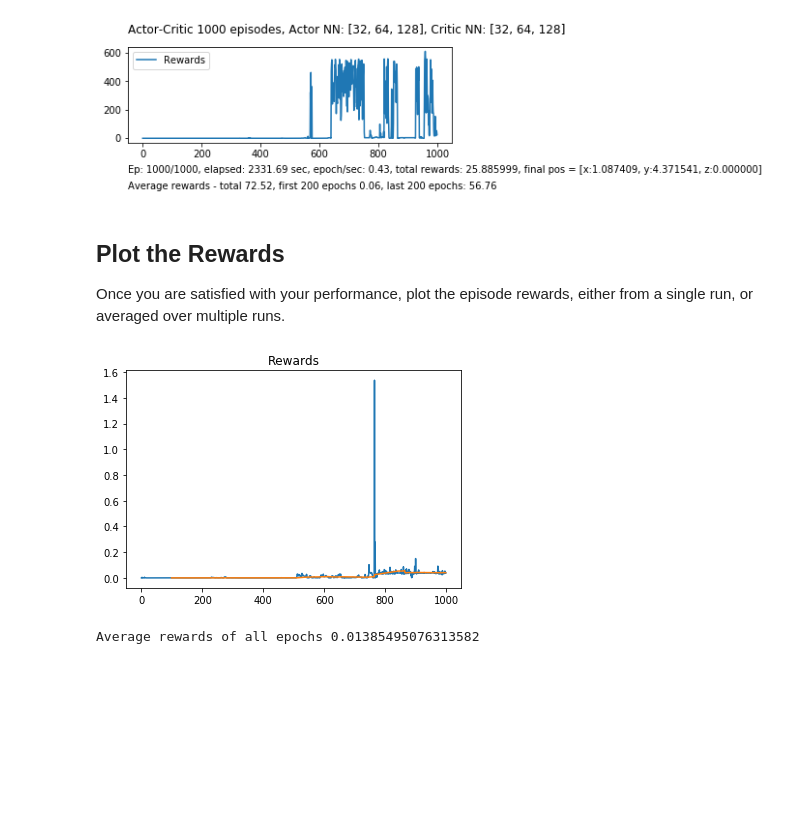
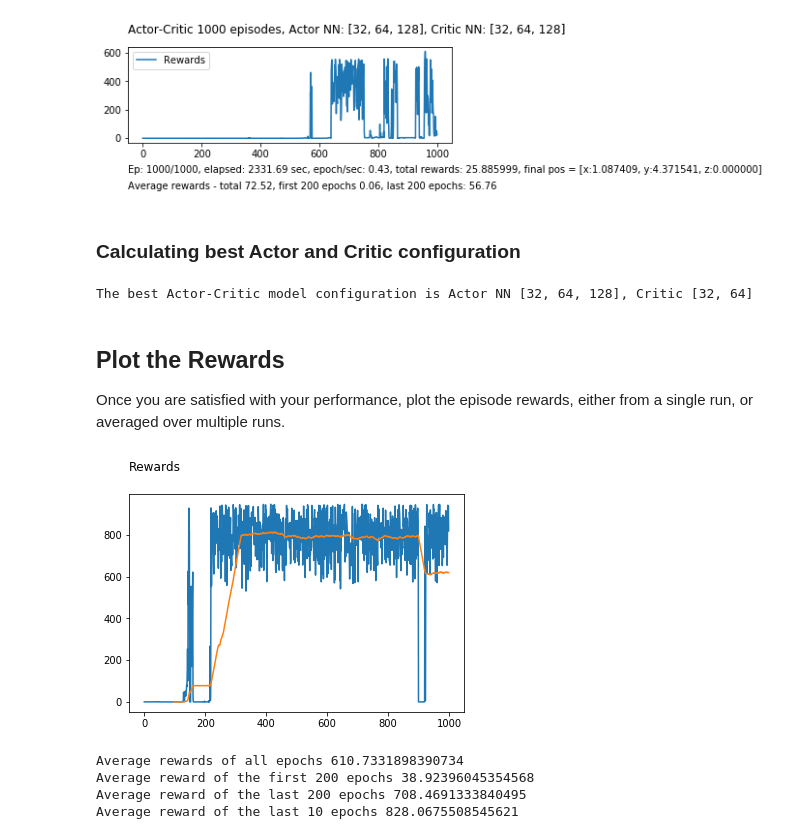
Before and after one commit to gromag/MachineLearning-Engineer-Specialisation-ReinforcementLearning-Quadcopter-2, a Jupyter notebook: Quadcopter_Project.ipynb, the cells around one changed output. Cells and saved outputs as stored; diff of their text form; code cells hidden in the pictures; blank space fills up the shorter version.

```diff
--- a/Quadcopter_Project.ipynb
+++ b/Quadcopter_Project.ipynb
@@ -50,7 +56,7 @@ def live_plot(data_points, title="", legend="", text=""):
 
     percent = math.ceil(len(data_points) * 0.2)
     avgs = "Average rewards - total {0:.2f}, first {1} epochs {2:.2f}, last {1} epochs: {3:.2f}".format(
-        np.mean(data_points), percent, np.mean(data_points[:percent]), np.mean(data_points[:-percent])
+        np.mean(data_points), percent, np.mean(data_points[:percent]), np.mean(data_points[-percent:])
     )
     plt.figtext(0.125,0.37, avgs, horizontalalignment='left')
     plt.figtext(0.125,0.43, text, horizontalalignment='left')
@@ -547,15 +522,35 @@ save_object(dump, 'actor-critic.pkl')
+# %% [markdown]
+### Calculating best Actor and Critic configuration
+# %%
+# Calculating the count of episodes that represent 20% of epochs
+percent = math.ceil(episodes * 0.2)
+
+# Finding the best Actor-Critic configuration based on the average reward of
+# the last 20% of epochs
+best_actor_critic = outputs[np.argmax([np.mean(o[4][-percent:]) for o in outputs])]
+best_actor_config = best_actor_critic[1]
+best_critic_config = best_actor_critic[2]
+
+print("The best Actor-Critic model configuration is Actor NN {}, Critic {}"
+      .format(best_actor_config, best_critic_config))
+# %% [output]
+The best Actor-Critic model configuration is Actor NN [32, 64, 128], Critic [32, 64]
 # %% [markdown]
 ## Plot the Rewards
 
 Once you are satisfied with your performance, plot the episode rewards, either from a single run, or averaged over multiple runs.
 # %%
 ## TODO: Plot the rewards.
-rolling_mean = plot_rewards(ddpg_rewards)
+rolling_mean = plot_rewards(best_actor_critic[4])
 # %% [output]
-[figure, old version]
+[figure, new version]
 # %%
-print('Average rewards of all epochs {}'.format(np.mean(output[-1][4])))
-print('Average reward of the first 200 epochs {}'.format(np.mean(output[-1][4][:200])))
-print('Average reward of the last 200 epochs {}'.format(np.mean(output[-1][4][-200:])))
+print('Average rewards of all epochs {}'.format(np.mean(best_actor_critic[4])))
+print('Average reward of the first 200 epochs {}'.format(np.mean(best_actor_critic[4][:200])))
+print('Average reward of the last 200 epochs {}'.format(np.mean(best_actor_critic[4][-200:])))
+print('Average reward of the last 10 epochs {}'.format(np.mean(best_actor_critic[4][-10:])))
 # %% [output]
-Average rewards of all epochs 0.01385495076313582
+Average rewards of all epochs 610.7331898390734
+Average reward of the first 200 epochs 38.92396045354568
+Average reward of the last 200 epochs 708.4691333840495
+Average reward of the last 10 epochs 828.0675508545621
```
Also changed, not shown: parts of 26 cells of this notebook, 1 other file.
